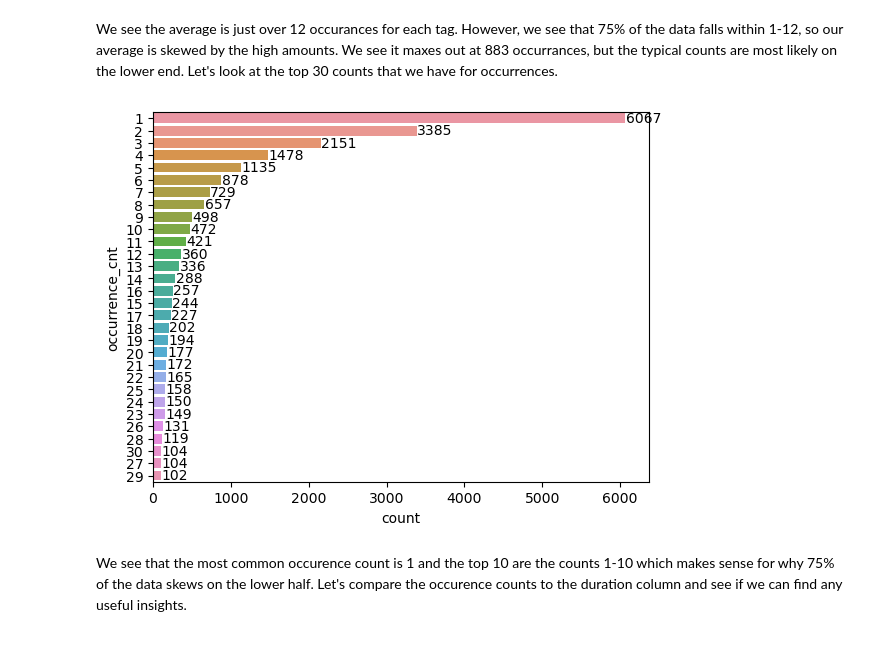
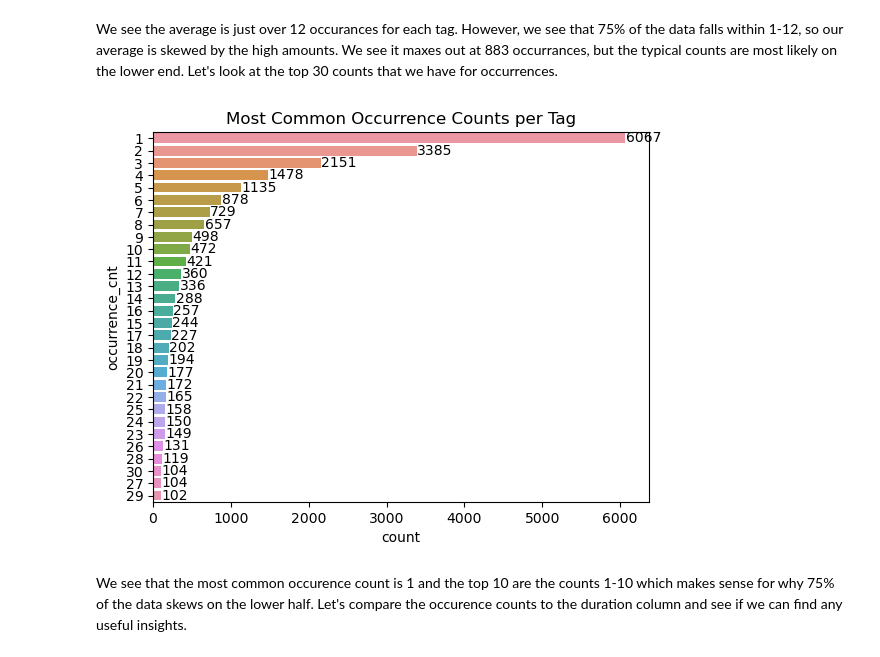
Before and after one commit to mcoulombe021/Springboard, a Jupyter notebook: Capstone 3/Exploratory Data Analysis.ipynb, the cells around one changed output. Saved outputs shown, nothing was run; the diff lists cells and outputs as text; code cells hidden in the pictures.

```diff
--- a/Capstone 3/Exploratory Data Analysis.ipynb
+++ b/Capstone 3/Exploratory Data Analysis.ipynb
@@ -612,9 +660,9 @@ Name: occurrence_cnt, dtype: float64
 # %% [markdown]
 We see the average is just over 12 occurances for each tag. However, we see that 75% of the data falls within 1-12, so our average is skewed by the high amounts. We see it maxes out at 883 occurrances, but the typical counts are most likely on the lower end. Let's look at the top 30 counts that we have for occurrences.
 # %%
-countplot_y(movie_tags,column='occurrence_cnt',bars=30,legend=False)
+countplot_y(movie_tags,column='occurrence_cnt',bars=30,legend=False, title='Most Common Occurrence Counts per Tag')
 # %% [output]
-[figure, old version]
+[figure, new version]
 # %% [markdown]
 We see that the most common occurence count is 1 and the top 10 are the counts 1-10 which makes sense for why 75% of the data skews on the lower half. Let's compare the occurence counts to the duration column and see if we can find any useful insights.
 # %%
```
Also changed, not shown: parts of 8 cells of this notebook, 4 other files.
